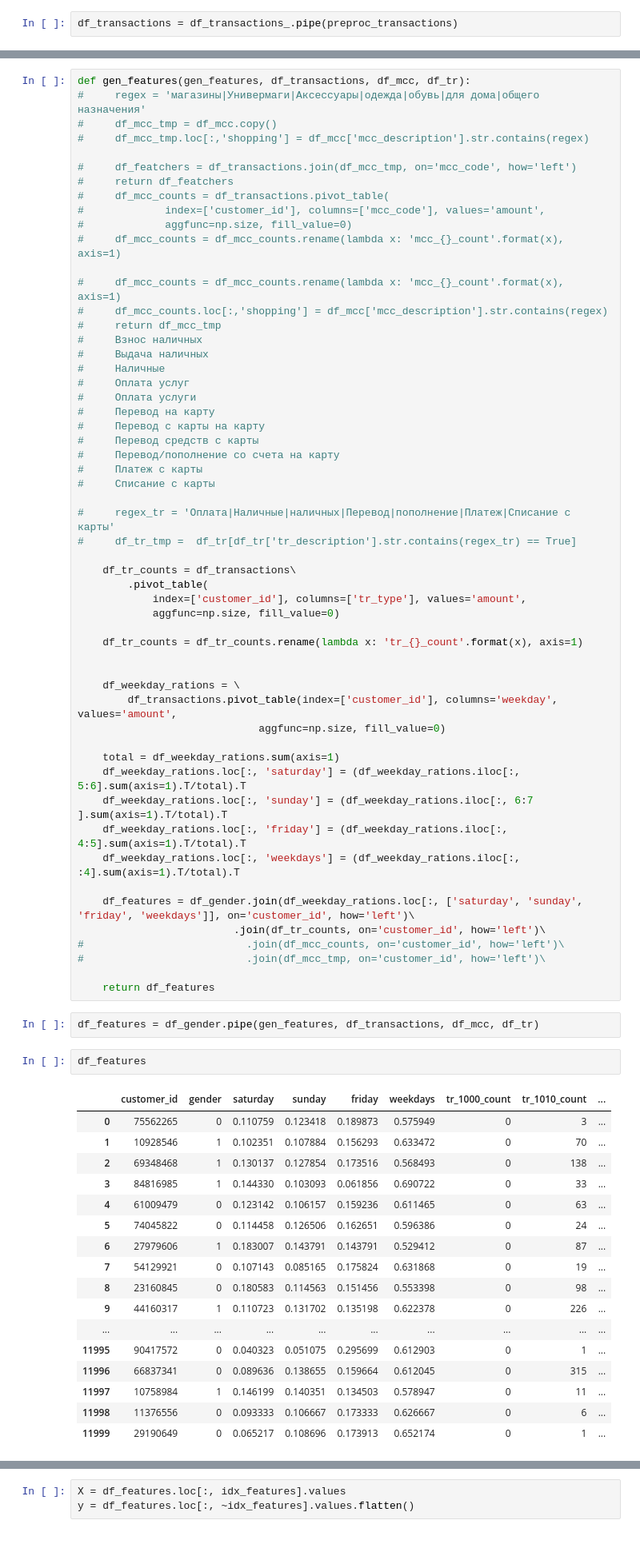
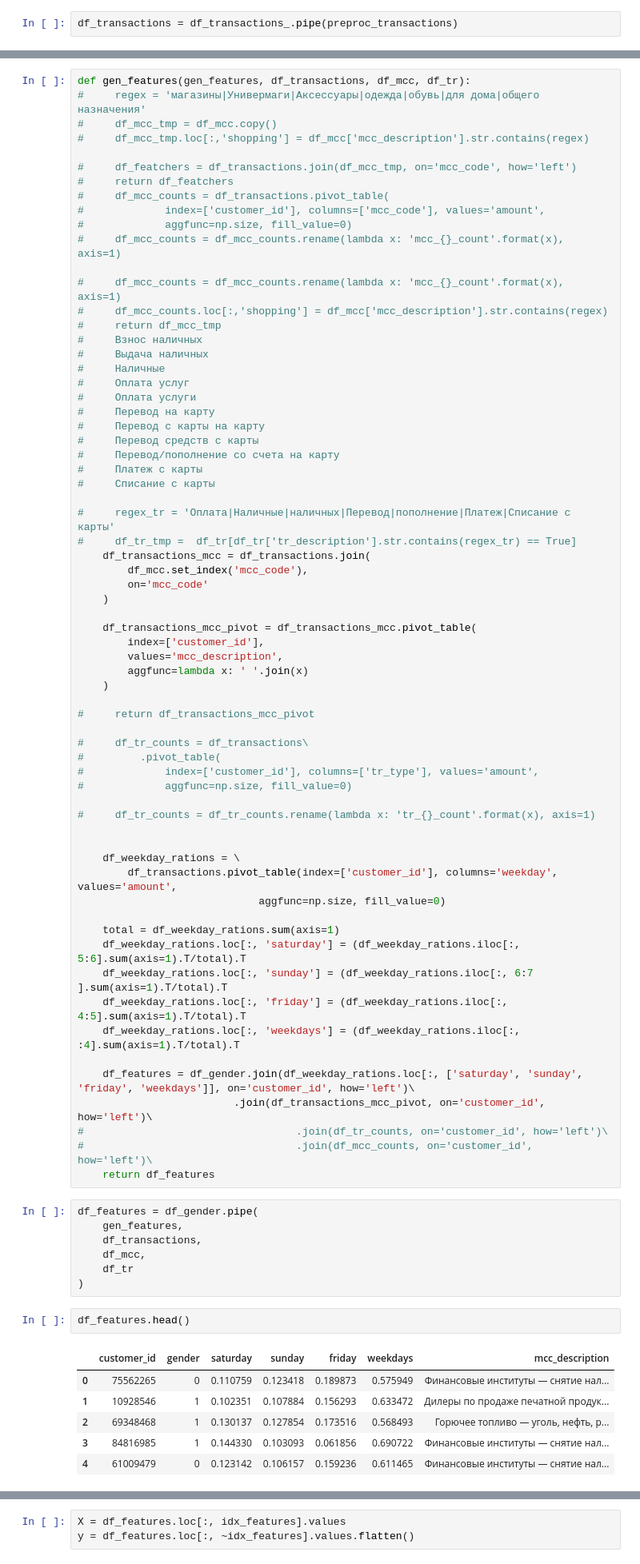
Before and after one commit to ProSerg/SkillFactory, a Jupyter notebook: ML/sfml/hw_06/hw_06.ipynb, the cells around one changed output, grey strips where cells are left out. Shown at 80% size. Drawn from its saved outputs; the diff is of its cells as text; blank space fills up the shorter version.

```diff
--- a/ML/sfml/hw_06/hw_06.ipynb
+++ b/ML/sfml/hw_06/hw_06.ipynb
@@ -152,13 +152,25 @@ def gen_features(gen_features, df_transactions, df_mcc, df_tr):
 
 #     regex_tr = 'Оплата|Наличные|наличных|Перевод|пополнение|Платеж|Списание с карты'
 #     df_tr_tmp =  df_tr[df_tr['tr_description'].str.contains(regex_tr) == True]
+    df_transactions_mcc = df_transactions.join(
+        df_mcc.set_index('mcc_code'),
+        on='mcc_code'
+    )
 
-    df_tr_counts = df_transactions\
-        .pivot_table(
-            index=['customer_id'], columns=['tr_type'], values='amount',
-            aggfunc=np.size, fill_value=0)
+    df_transactions_mcc_pivot = df_transactions_mcc.pivot_table(
+        index=['customer_id'],
+        values='mcc_description',
+        aggfunc=lambda x: ' '.join(x)
+    )
 
-    df_tr_counts = df_tr_counts.rename(lambda x: 'tr_{}_count'.format(x), axis=1)
+#     return df_transactions_mcc_pivot
+
+#     df_tr_counts = df_transactions\
+#         .pivot_table(
+#             index=['customer_id'], columns=['tr_type'], values='amount',
+#             aggfunc=np.size, fill_value=0)
+
+#     df_tr_counts = df_tr_counts.rename(lambda x: 'tr_{}_count'.format(x), axis=1)
 
 
     df_weekday_rations = \
@@ -172,30 +184,23 @@ def gen_features(gen_features, df_transactions, df_mcc, df_tr):
     df_weekday_rations.loc[:, 'weekdays'] = (df_weekday_rations.iloc[:, :4].sum(axis=1).T/total).T
 
     df_features = df_gender.join(df_weekday_rations.loc[:, ['saturday', 'sunday', 'friday', 'weekdays']], on='customer_id', how='left')\
-                         .join(df_tr_counts, on='customer_id', how='left')\
-#                          .join(df_mcc_counts, on='customer_id', how='left')\
-#                          .join(df_mcc_tmp, on='customer_id', how='left')\
-
+                         .join(df_transactions_mcc_pivot, on='customer_id', how='left')\
+#                                  .join(df_tr_counts, on='customer_id', how='left')\
+#                                  .join(df_mcc_counts, on='customer_id', how='left')\
     return df_features
 # %%
-df_features = df_gender.pipe(gen_features, df_transactions, df_mcc, df_tr)
+df_features = df_gender.pipe(
+    gen_features,
+    df_transactions,
+    df_mcc,
+    df_tr
+)
 # %%
-df_features
+df_features.head()
 # %% [output]
-|  | customer_id | gender | saturday | sunday | friday | weekdays | tr_1000_count | tr_1010_count | ... |
-| 0 | 75562265 | 0 | 0.110759 | 0.123418 | 0.189873 | 0.575949 | 0 | 3 | ... |
-| 1 | 10928546 | 1 | 0.102351 | 0.107884 | 0.156293 | 0.633472 | 0 | 70 | ... |
-| 2 | 69348468 | 1 | 0.130137 | 0.127854 | 0.173516 | 0.568493 | 0 | 138 | ... |
-| 3 | 84816985 | 1 | 0.144330 | 0.103093 | 0.061856 | 0.690722 | 0 | 33 | ... |
-| 4 | 61009479 | 0 | 0.123142 | 0.106157 | 0.159236 | 0.611465 | 0 | 63 | ... |
-| 5 | 74045822 | 0 | 0.114458 | 0.126506 | 0.162651 | 0.596386 | 0 | 24 | ... |
-| 6 | 27979606 | 1 | 0.183007 | 0.143791 | 0.143791 | 0.529412 | 0 | 87 | ... |
-| 7 | 54129921 | 0 | 0.107143 | 0.085165 | 0.175824 | 0.631868 | 0 | 19 | ... |
-| 8 | 23160845 | 0 | 0.180583 | 0.114563 | 0.151456 | 0.553398 | 0 | 98 | ... |
-| 9 | 44160317 | 1 | 0.110723 | 0.131702 | 0.135198 | 0.622378 | 0 | 226 | ... |
-| ... | ... | ... | ... | ... | ... | ... | ... | ... | ... |
-| 11995 | 90417572 | 0 | 0.040323 | 0.051075 | 0.295699 | 0.612903 | 0 | 1 | ... |
-| 11996 | 66837341 | 0 | 0.089636 | 0.138655 | 0.159664 | 0.612045 | 0 | 315 | ... |
-| 11997 | 10758984 | 1 | 0.146199 | 0.140351 | 0.134503 | 0.578947 | 0 | 11 | ... |
-| 11998 | 11376556 | 0 | 0.093333 | 0.106667 | 0.173333 | 0.626667 | 0 | 6 | ... |
-| 11999 | 29190649 | 0 | 0.065217 | 0.108696 | 0.173913 | 0.652174 | 0 | 1 | ... |
+|  | customer_id | gender | saturday | sunday | friday | weekdays | mcc_description |
+| 0 | 75562265 | 0 | 0.110759 | 0.123418 | 0.189873 | 0.575949 | Финансовые институты — снятие нал... |
+| 1 | 10928546 | 1 | 0.102351 | 0.107884 | 0.156293 | 0.633472 | Дилеры по продаже печатной продук... |
+| 2 | 69348468 | 1 | 0.130137 | 0.127854 | 0.173516 | 0.568493 | Горючее топливо — уголь, нефть, р... |
+| 3 | 84816985 | 1 | 0.144330 | 0.103093 | 0.061856 | 0.690722 | Финансовые институты — снятие нал... |
+| 4 | 61009479 | 0 | 0.123142 | 0.106157 | 0.159236 | 0.611465 | Финансовые институты — снятие нал... |
```
Also changed, not shown: parts of 6 cells of this notebook.
